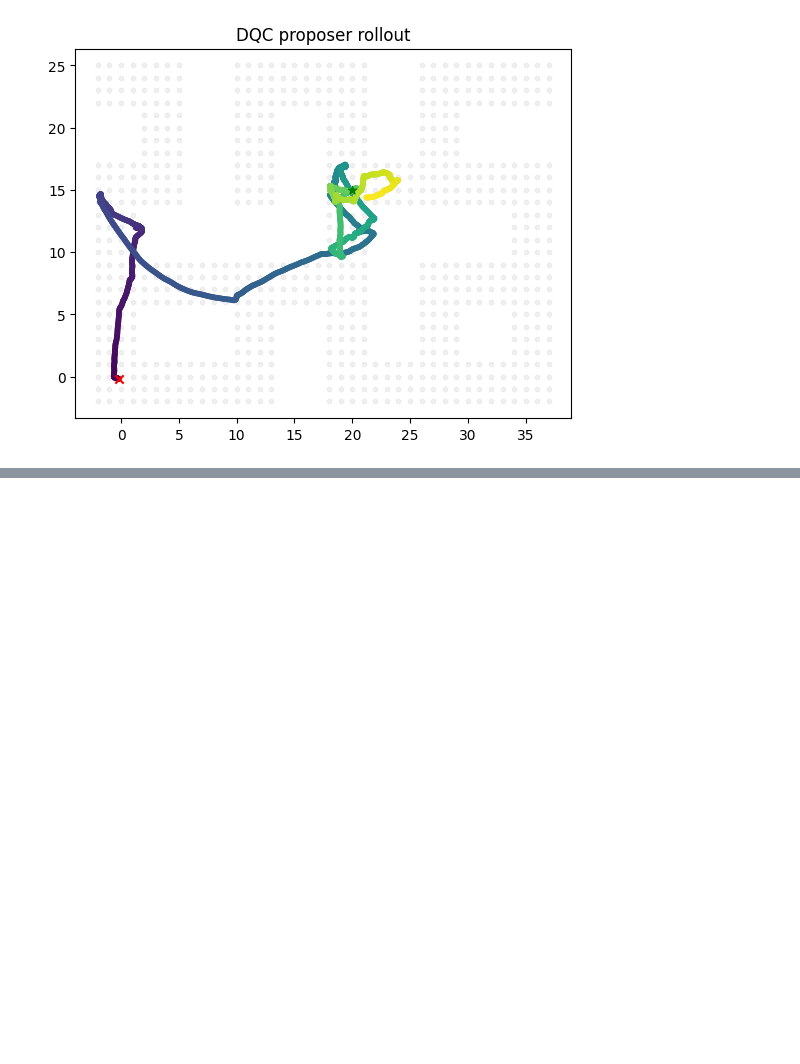
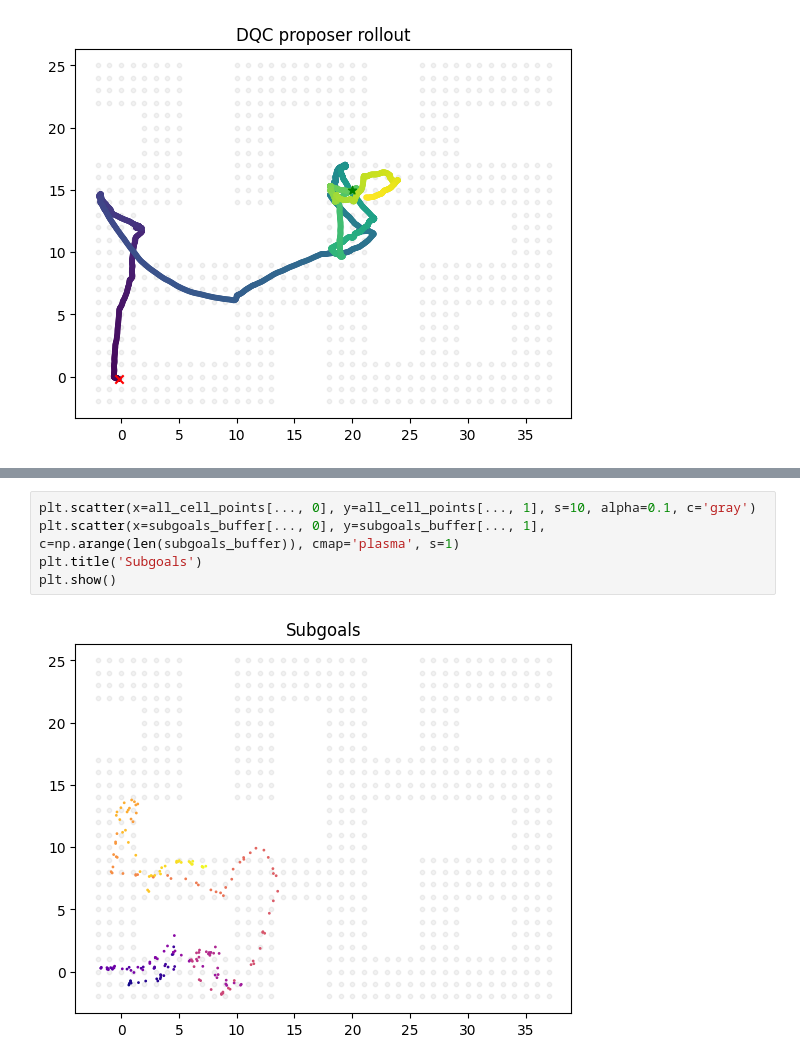
Before and after one commit to jnzhao3/horizon-reduction, a Jupyter notebook: 04_dqc_flow.ipynb, the cells around one changed output, grey strips where cells are left out. Drawn from its saved outputs; the diff is of its cells as text; blank space fills up the shorter version.

```diff
--- a/04_dqc_flow.ipynb
+++ b/04_dqc_flow.ipynb
@@ -707,0 +762,7 @@ for i in tqdm(range(2000)):
+# %%
+plt.scatter(x=all_cell_points[..., 0], y=all_cell_points[..., 1], s=10, alpha=0.1, c='gray')
+plt.scatter(x=subgoals_buffer[..., 0], y=subgoals_buffer[..., 1], c=np.arange(len(subgoals_buffer)), cmap='plasma', s=1)
+plt.title('Subgoals')
+plt.show()
+# %% [output]
+[figure, added]
```
Also changed, not shown: parts of 25 cells of this notebook, 3 other files.
